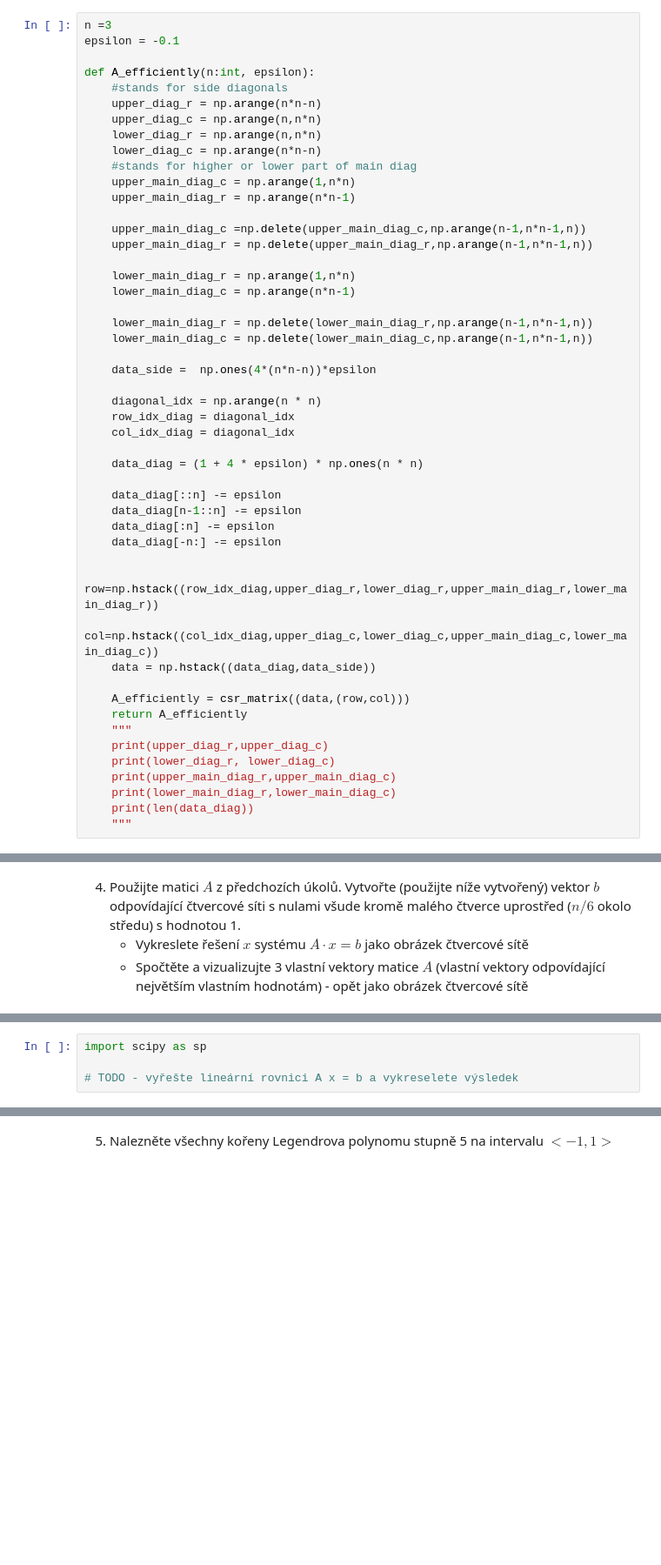
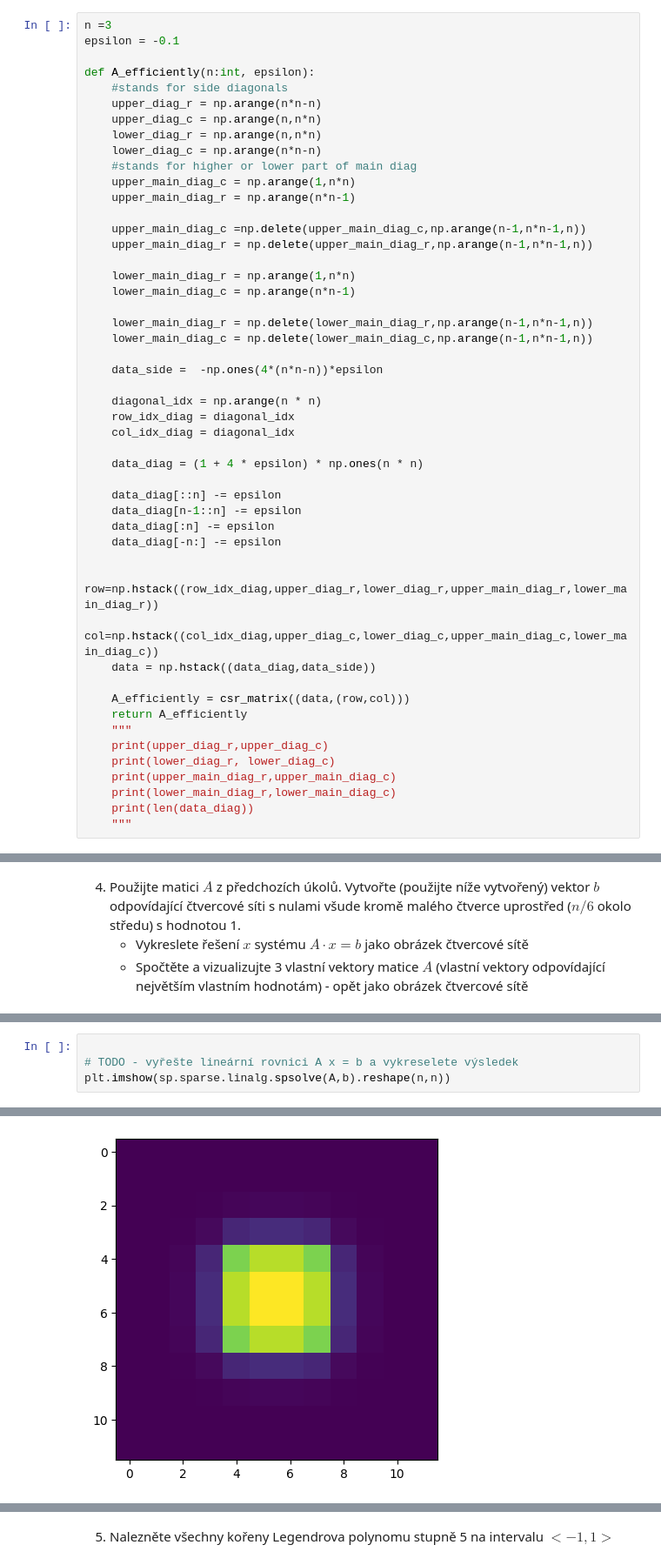
Before and after one commit to HLI0026/VVP, a Jupyter notebook: 05_ukoly.ipynb, the cells around one changed output, grey strips where cells are left out. Shown: that part at 87% size. Cells and saved outputs as stored; diff of their text form; blank space fills up the shorter version.

```diff
--- a/05_ukoly.ipynb
+++ b/05_ukoly.ipynb
@@ -133,7 +129,7 @@ def A_efficiently(n:int, epsilon):
     lower_main_diag_r = np.delete(lower_main_diag_r,np.arange(n-1,n*n-1,n))
     lower_main_diag_c = np.delete(lower_main_diag_c,np.arange(n-1,n*n-1,n))
 
-    data_side =  np.ones(4*(n*n-n))*epsilon
+    data_side =  -np.ones(4*(n*n-n))*epsilon
 
     diagonal_idx = np.arange(n * n)
     row_idx_diag = diagonal_idx
@@ -212,4 +266,5 @@ TypeError: Cannot construct a dtype from an array
 # %%
-import scipy as sp
 
 # TODO - vyřešte lineární rovnici A x = b a vykreselete výsledek
+plt.imshow(sp.sparse.linalg.spsolve(A,b).reshape(n,n))
+# %% [output]
@@ -215,0 +272 @@ import scipy as sp
+[figure, added]
```
Also changed, not shown: parts of 18 cells of this notebook.
